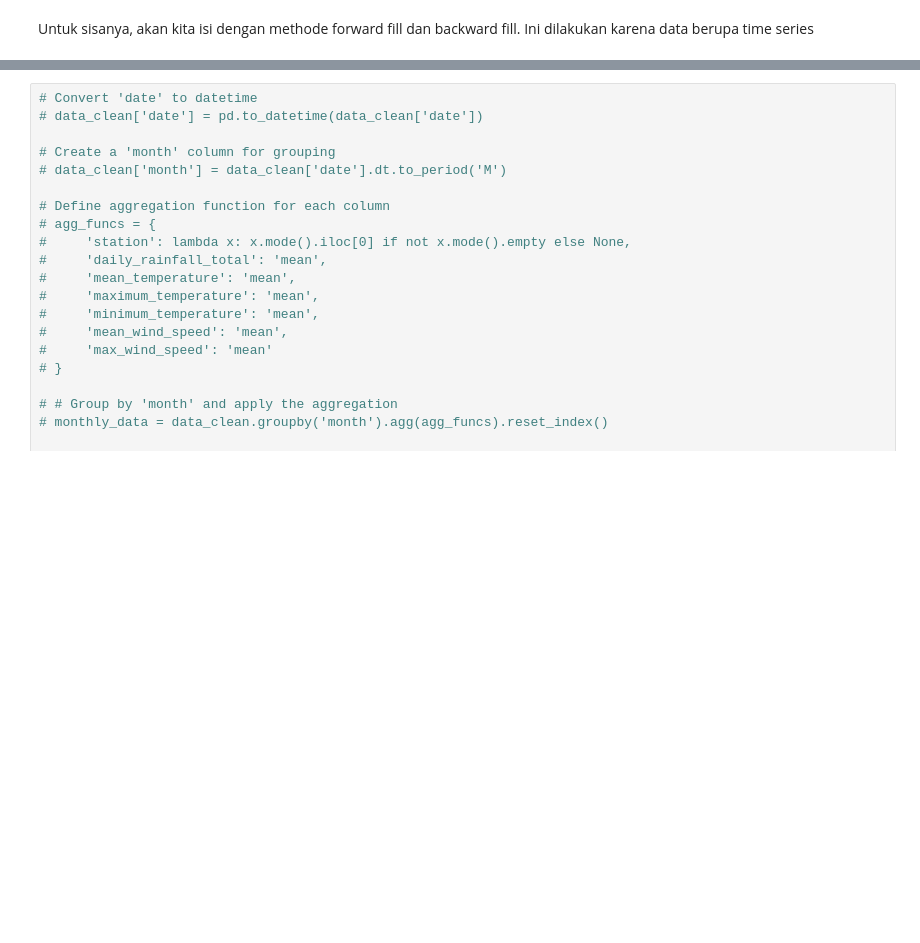
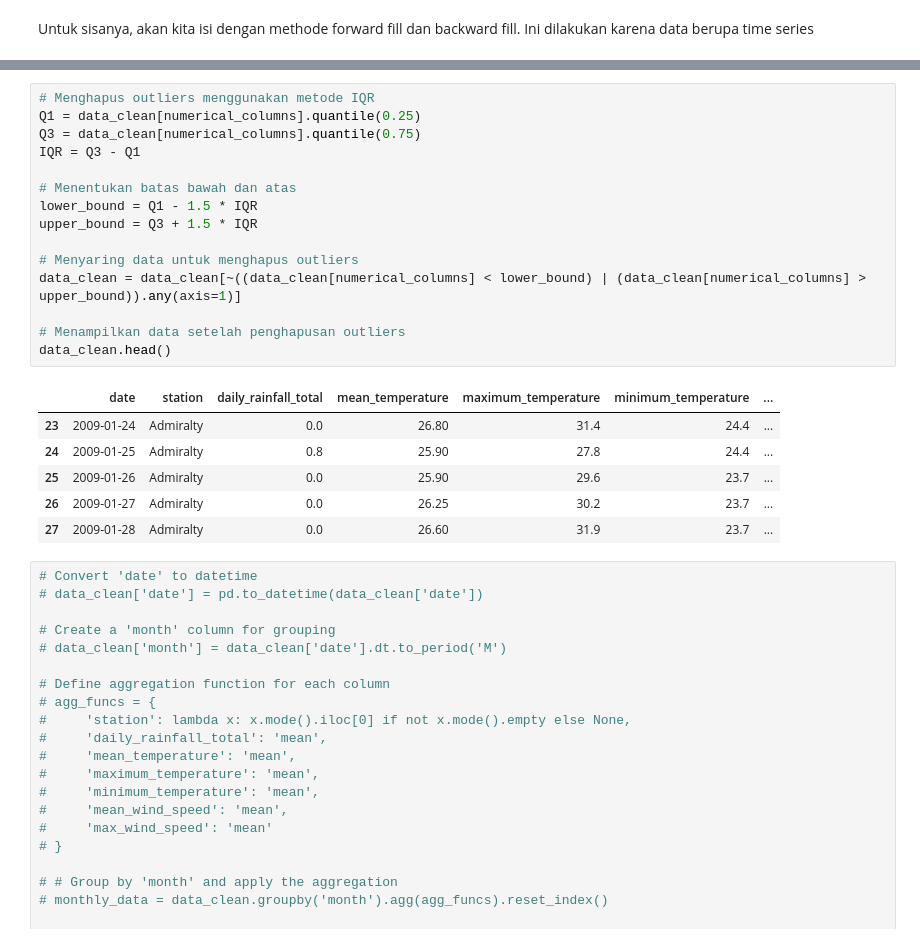
Before and after one commit to mie-intel/AI-WSM, a Jupyter notebook: A.ipynb, the cells around one changed output, grey strips where cells are left out. Drawn from its saved outputs; the diff is of its cells as text; blank space fills up the shorter version.

```diff
--- a/A.ipynb
+++ b/A.ipynb
@@ -171,3 +172,25 @@ data_clean.head()
+# %%
+# Menghapus outliers menggunakan metode IQR
+Q1 = data_clean[numerical_columns].quantile(0.25)
+Q3 = data_clean[numerical_columns].quantile(0.75)
+IQR = Q3 - Q1
+
+# Menentukan batas bawah dan atas
+lower_bound = Q1 - 1.5 * IQR
+upper_bound = Q3 + 1.5 * IQR
+
+# Menyaring data untuk menghapus outliers
+data_clean = data_clean[~((data_clean[numerical_columns] < lower_bound) | (data_clean[numerical_columns] > upper_bound)).any(axis=1)]
+
+# Menampilkan data setelah penghapusan outliers
+data_clean.head()
+# %% [output]
+|  | date | station | daily_rainfall_total | mean_temperature | maximum_temperature | minimum_temperature | ... |
+| 23 | 2009-01-24 | Admiralty | 0.0 | 26.80 | 31.4 | 24.4 | ... |
+| 24 | 2009-01-25 | Admiralty | 0.8 | 25.90 | 27.8 | 24.4 | ... |
+| 25 | 2009-01-26 | Admiralty | 0.0 | 25.90 | 29.6 | 23.7 | ... |
+| 26 | 2009-01-27 | Admiralty | 0.0 | 26.25 | 30.2 | 23.7 | ... |
+| 27 | 2009-01-28 | Admiralty | 0.0 | 26.60 | 31.9 | 23.7 | ... |
 # %%
 # Convert 'date' to datetime
 # data_clean['date'] = pd.to_datetime(data_clean['date'])
```
Also changed, not shown: parts of 8 cells of this notebook, 1 other file.
